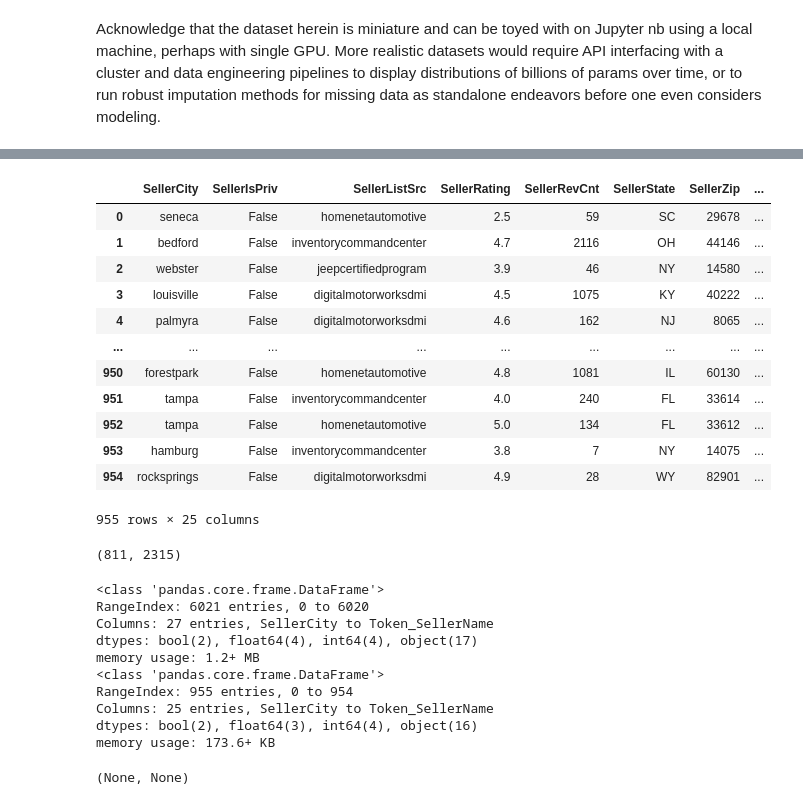
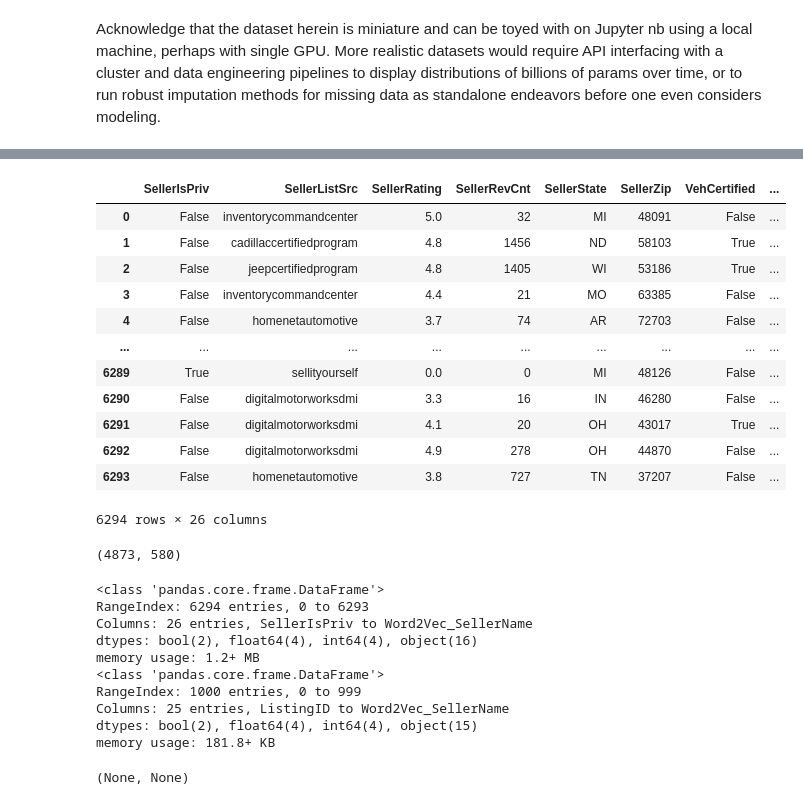
Before and after one commit to gcalbertini/boing, a Jupyter notebook: src/imputationEDA.ipynb, the cells around one changed output, grey strips where cells are left out. Drawn from its saved outputs; the diff is of its cells as text; code cells hidden in the pictures.

```diff
--- a/src/imputationEDA.ipynb
+++ b/src/imputationEDA.ipynb
@@ -24,34 +11,36 @@ trainRaw
-# %%
-testRaw
-# %% [output]
-|  | SellerCity | SellerIsPriv | SellerListSrc | SellerRating | SellerRevCnt | SellerState | SellerZip | ... |
-| 0 | seneca | False | homenetautomotive | 2.5 | 59 | SC | 29678 | ... |
-| 1 | bedford | False | inventorycommandcenter | 4.7 | 2116 | OH | 44146 | ... |
-| 2 | webster | False | jeepcertifiedprogram | 3.9 | 46 | NY | 14580 | ... |
-| 3 | louisville | False | digitalmotorworksdmi | 4.5 | 1075 | KY | 40222 | ... |
-| 4 | palmyra | False | digitalmotorworksdmi | 4.6 | 162 | NJ | 8065 | ... |
-| ... | ... | ... | ... | ... | ... | ... | ... | ... |
-| 950 | forestpark | False | homenetautomotive | 4.8 | 1081 | IL | 60130 | ... |
-| 951 | tampa | False | inventorycommandcenter | 4.0 | 240 | FL | 33614 | ... |
-| 952 | tampa | False | homenetautomotive | 5.0 | 134 | FL | 33612 | ... |
-| 953 | hamburg | False | inventorycommandcenter | 3.8 | 7 | NY | 14075 | ... |
-| 954 | rocksprings | False | digitalmotorworksdmi | 4.9 | 28 | WY | 82901 | ... |
-955 rows × 25 columns
+# %%
+data
+# %% [output]
+|  | SellerIsPriv | SellerListSrc | SellerRating | SellerRevCnt | SellerState | SellerZip | VehCertified | ... |
+| 0 | False | inventorycommandcenter | 5.0 | 32 | MI | 48091 | False | ... |
+| 1 | False | cadillaccertifiedprogram | 4.8 | 1456 | ND | 58103 | True | ... |
+| 2 | False | jeepcertifiedprogram | 4.8 | 1405 | WI | 53186 | True | ... |
+| 3 | False | inventorycommandcenter | 4.4 | 21 | MO | 63385 | False | ... |
+| 4 | False | homenetautomotive | 3.7 | 74 | AR | 72703 | False | ... |
+| ... | ... | ... | ... | ... | ... | ... | ... | ... |
+| 6289 | True | sellityourself | 0.0 | 0 | MI | 48126 | False | ... |
+| 6290 | False | digitalmotorworksdmi | 3.3 | 16 | IN | 46280 | False | ... |
+| 6291 | False | digitalmotorworksdmi | 4.1 | 20 | OH | 43017 | True | ... |
+| 6292 | False | digitalmotorworksdmi | 4.9 | 278 | OH | 44870 | False | ... |
+| 6293 | False | homenetautomotive | 3.8 | 727 | TN | 37207 | False | ... |
+6294 rows × 26 columns
 # %%
-len(trainRaw['Token_VehFeats'].unique()), len(trainRaw['Token_SellerName'].unique())
+len(data["Word2Vec_VehSellerNotes"].unique()), len(
+    data["Word2Vec_SellerName"].unique()
+)
 # %% [output]
-(811, 2315)
+(4873, 580)
 # %%
-trainRaw.info(verbose=False), testRaw.info(verbose=False)
+data.info(verbose=False), X_test_nulls_raw.info(verbose=False)
 # %% [output]
 <class 'pandas.core.frame.DataFrame'>
-RangeIndex: 6021 entries, 0 to 6020
-Columns: 27 entries, SellerCity to Token_SellerName
-dtypes: bool(2), float64(4), int64(4), object(17)
+RangeIndex: 6294 entries, 0 to 6293
+Columns: 26 entries, SellerIsPriv to Word2Vec_SellerName
+dtypes: bool(2), float64(4), int64(4), object(16)
 memory usage: 1.2+ MB
 <class 'pandas.core.frame.DataFrame'>
-RangeIndex: 955 entries, 0 to 954
-Columns: 25 entries, SellerCity to Token_SellerName
-dtypes: bool(2), float64(3), int64(4), object(16)
-memory usage: 173.6+ KB
+RangeIndex: 1000 entries, 0 to 999
+Columns: 25 entries, ListingID to Word2Vec_SellerName
+dtypes: bool(2), float64(4), int64(4), object(15)
+memory usage: 181.8+ KB
 (None, None)
```
Also changed, not shown: parts of 30 cells of this notebook, 1 other file.
